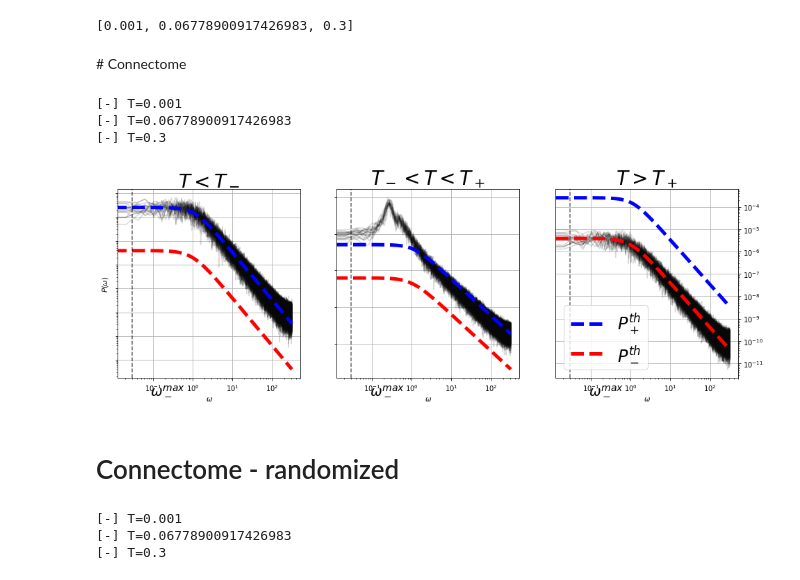
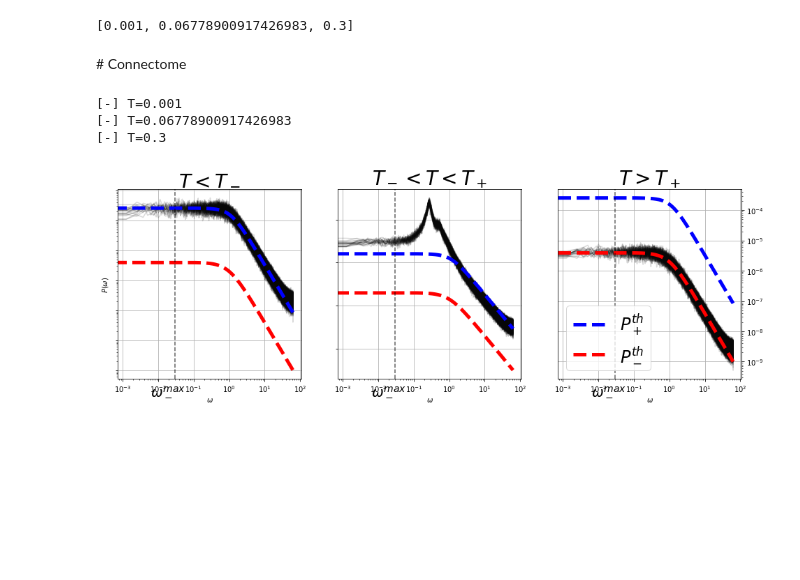
Before and after one commit to gbarzon/HTC_oscillations, a Jupyter notebook: Plot_r1_0.001.ipynb, the cells around one changed output. Drawn from its saved outputs; the diff is of its cells as text; code cells hidden in the pictures; blank space fills up the shorter version.

```diff
--- a/Plot_r1_0.001.ipynb
+++ b/Plot_r1_0.001.ipynb
@@ -442,10 +442,10 @@ Ts = [Tlow, Tcrit, Thigh]
 print(Ts)
 # %% [output]
 [0.001, 0.06778900917426983, 0.3]
-# %% [markdown]
-# Connectome
+# %% [markdown]
+# Connectome
 # %%
-dt = 0.01
+dt = 0.05
 steps = int(1e4)
 
 res_connectome_pw = []
@@ -471,7 +471,7 @@ for i, T in enumerate(Ts):
     ax = plt.subplot(1, len(Ts), i+1)
 
     for x in res_connectome_pw[i]:
-        f, S = my_power_spectrum(x, dt, nperseg=int(3e4))
+        f, S = my_power_spectrum(x, dt, nperseg=int(1e5))
 
         plt.plot(2*np.pi*f, S, c='k', alpha=0.15)
 
@@ -486,49 +486,31 @@ for i, T in enumerate(Ts):
     plt.locator_params(nbins=4)
     plt.xscale('log')
     plt.yscale('log')
 
     plt.axvline(w_max(r1, r2), c='k', ls='--', alpha=0.6)
 
     ax.text(0.18, -0.08, r'$\omega_-^{max}$',transform=ax.transAxes, size=20)
 
     #plt.text(-7, 1, 'coap')
 
     #plt.xticks(fontsize=size-14)
     #plt.yticks(fontsize=size-14)
 
     if i < len(Ts)-1:
         ax.yaxis.set_ticklabels([])
     else:
         ax.yaxis.tick_right()
 
     plt.grid()
 
     if i==len(Ts)-1:
         plt.legend(fontsize=size-4)
 
     #plt.xlim([9e-2, 5e1])
     #plt.ylim([1e-7, 1e-4])
 
 plt.show()
 #plt.tight_layout()
 #plt.savefig("figures/spectrum.pdf")
 # %% [output]
-[figure, old version]
+[figure, new version]
-# %% [markdown]
-# Connectome - randomized
-# %%
-dt = 0.01
-steps = int(1e4)
-
-res_connectome_pw = []
-
-for T in Ts:
-    print('[-] T='+str(T))
-
-    name = 'traj_long_connectome_rand_dt_{}_T_{}.npy'.format(np.round(dt,3),np.round(np.log10(T),2))
-    x = np.load(folder+name)
-    res_connectome_pw.append(x)
-# %% [output]
-[-] T=0.001
-[-] T=0.06778900917426983
-[-] T=0.3
```
Also changed, not shown: parts of 21 cells of this notebook, 2 other files.
